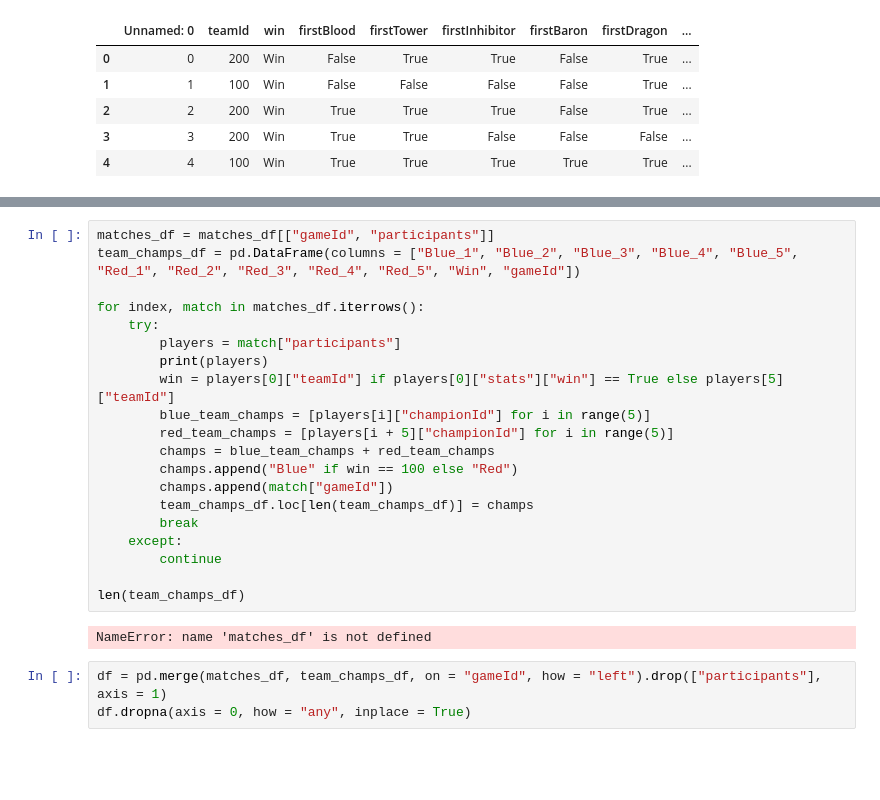
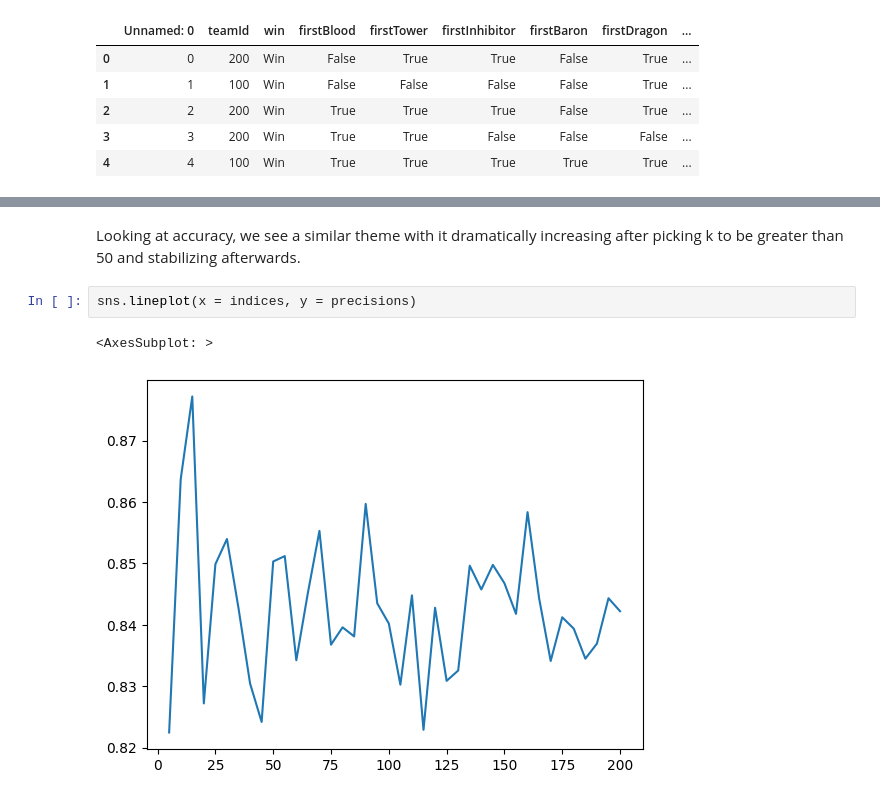
Before and after one commit to Arsalan2356/Arsalan2356.github.io, a Jupyter notebook: project.ipynb, the cells around one changed output, grey strips where cells are left out. Saved outputs shown, nothing was run; the diff lists cells and outputs as text; blank space fills up the shorter version.

```diff
--- a/project.ipynb
+++ b/project.ipynb
@@ -108,25 +272,7 @@ sns.lineplot(x = indices, y = accuracies)
-# %%
-matches_df = matches_df[["gameId", "participants"]]
-team_champs_df = pd.DataFrame(columns = ["Blue_1", "Blue_2", "Blue_3", "Blue_4", "Blue_5", "Red_1", "Red_2", "Red_3", "Red_4", "Red_5", "Win", "gameId"])
-
-for index, match in matches_df.iterrows():
-    try:
-        players = match["participants"]
-        print(players)
-        win = players[0]["teamId"] if players[0]["stats"]["win"] == True else players[5]["teamId"]
-        blue_team_champs = [players[i]["championId"] for i in range(5)]
-        red_team_champs = [players[i + 5]["championId"] for i in range(5)]
-        champs = blue_team_champs + red_team_champs
-        champs.append("Blue" if win == 100 else "Red")
-        champs.append(match["gameId"])
-        team_champs_df.loc[len(team_champs_df)] = champs
-        break
-    except:
-        continue
-
-len(team_champs_df)
-# %% [output]
-NameError: name 'matches_df' is not defined
-# %%
-df = pd.merge(matches_df, team_champs_df, on = "gameId", how = "left").drop(["participants"], axis = 1)
-df.dropna(axis = 0, how = "any", inplace = True)
+# %% [markdown]
+Looking at accuracy, we see a similar theme with it dramatically increasing after picking k to be greater than 50 and stabilizing afterwards.
+# %%
+sns.lineplot(x = indices, y = precisions)
+# %% [output]
+<AxesSubplot: >
+[figure, added]
```
Also changed, not shown: parts of 85 cells of this notebook, 1 other file.
